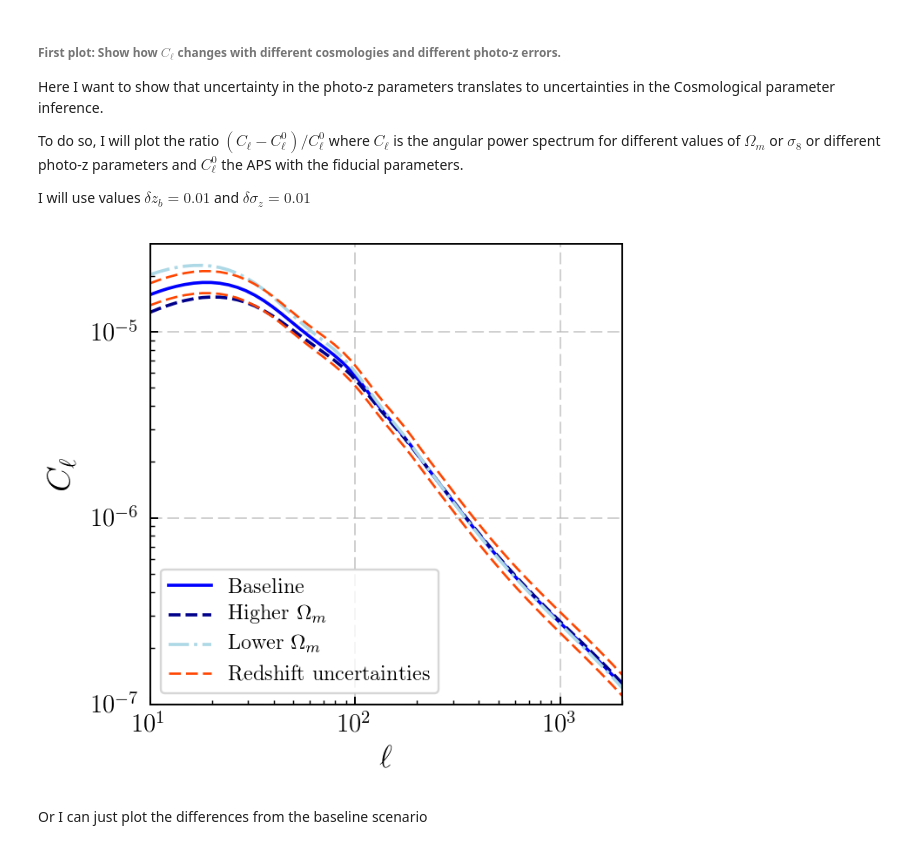
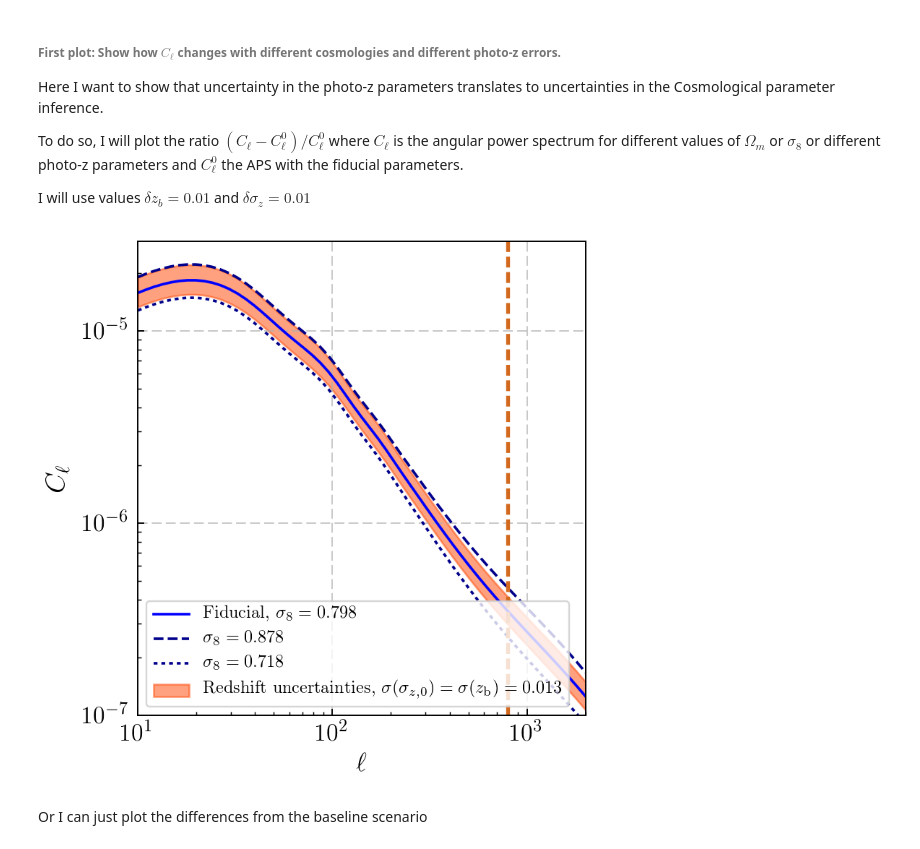
Before and after one commit to dtanoglidis/Photo_z_samples, a Jupyter notebook: Single Redshift Bin.ipynb, the cells around one changed output. Cells and saved outputs as stored; diff of their text form; code cells hidden in the pictures.

```diff
--- a/Single Redshift Bin.ipynb
+++ b/Single Redshift Bin.ipynb
@@ -332,30 +326,36 @@ I will use values $\delta z_b = 0.01$ and $\delta \sigma_z = 0.01$
 ell, C_ell_fid = APS(z_i, z_f, sig_fl, z_bias, bias, Omega_m, sig_8)
 ell, C_ell_high_Om = APS(z_i, z_f, sig_fl, z_bias, bias, Omega_m+2, sig_8)
 ell, C_ell_low_Om = APS(z_i, z_f, sig_fl, z_bias, bias, Omega_m-2, sig_8)
-ell, C_ell_high_red = APS(z_i, z_f, sig_fl+0.01, z_bias+0.01, bias, Omega_m, sig_8)
-ell, C_ell_low_red = APS(z_i, z_f, sig_fl-0.01, z_bias-0.01, bias, Omega_m, sig_8)
+ell, C_ell_high_red = APS(z_i, z_f, sig_fl+0.013, z_bias+0.013, bias, Omega_m, sig_8)
+ell, C_ell_low_red = APS(z_i, z_f, sig_fl-0.013, z_bias-0.013, bias, Omega_m, sig_8)
 ell, C_ell_high_s_8 = APS(z_i, z_f, sig_fl, z_bias, bias, Omega_m, sig_8+2)
 ell, C_ell_low_s_8 = APS(z_i, z_f, sig_fl, z_bias, bias, Omega_m, sig_8-2)
 # %%
-fig = plt.figure(figsize = (4.0,4.0))
+fig = plt.figure(figsize = (4.5,4.5))
 
-plt.plot(ell, C_ell_fid, c='blue', label='Baseline')
-plt.plot(ell, C_ell_high_Om, c='darkblue', ls='--', label='Higher $\Omega_m$')
-plt.plot(ell, C_ell_low_Om, c='lightblue', ls='-.', label='Lower $\Omega_m$')
-plt.plot(ell, C_ell_high_red, c = 'orangered', ls='--', linewidth=1.1, label='Redshift uncertainties')
-plt.plot(ell, C_ell_low_red, c='orangered', ls='--', linewidth=1.1)
-plt.grid(ls='--', alpha=0.6)
+plt.plot(ell, C_ell_fid, c='blue', label=r'Fiducial, $\sigma_8 = 0.798')
+plt.plot(ell, C_ell_high_s_8, c='darkblue', ls='--', label='$\sigma_8 = 0.878$')
+plt.plot(ell, C_ell_low_s_8, c='darkblue', ls=':', label='$\sigma_8 = 0.718$')
+#plt.plot(ell, C_ell_high_s_8, c='darkred', ls='-.', label='Higher $\sigma_8$')
+#plt.plot(ell, C_ell_low_s_8, c='darkred', ls='-.', label='Lower $\sigma_8$')
+plt.fill_between(ell, C_ell_high_red, C_ell_low_red,  color = 'orangered',  alpha=0.5, linewidth=1.1, label='Redshift uncertainties, $\sigma(\sigma_{z,0}) = \sigma(z_{\mbox{\scriptsize{b}}}) = 0.013$')
+#plt.plot(ell, C_ell_low_red, c='orangered', ls='--', linewidth=1.1)
+#plt.vlines(l_max,0,11, color='chocolate', linestyle='--', linewidth= 2.2)
+plt.axvline(x=l_max, color='chocolate', ls='--', linewidth= 2.2)
+plt.grid(ls='--', alpha=0.7)
 plt.xscale('log');plt.yscale('log')
 plt.xlim(10.0,2000);plt.ylim(1e-7,)
 
 plt.ylabel('$C_\ell$',fontsize=16)
 plt.xlabel('$\ell$',fontsize=15)
-plt.tick_params(axis='both', labelsize=12)
+plt.tick_params(axis='both', labelsize=14)
 
 plt.legend(frameon=True, loc='lower left', fontsize=10)
+plt.tight_layout()
+plt.savefig('Red_uncert.pdf')
 plt.show()
 # %% [output]
-[figure, old version]
+[figure, new version]
 # %% [markdown]
 Or I can just plot the differences from the baseline scenario
 # %%
```
Also changed, not shown: parts of 37 cells of this notebook.
